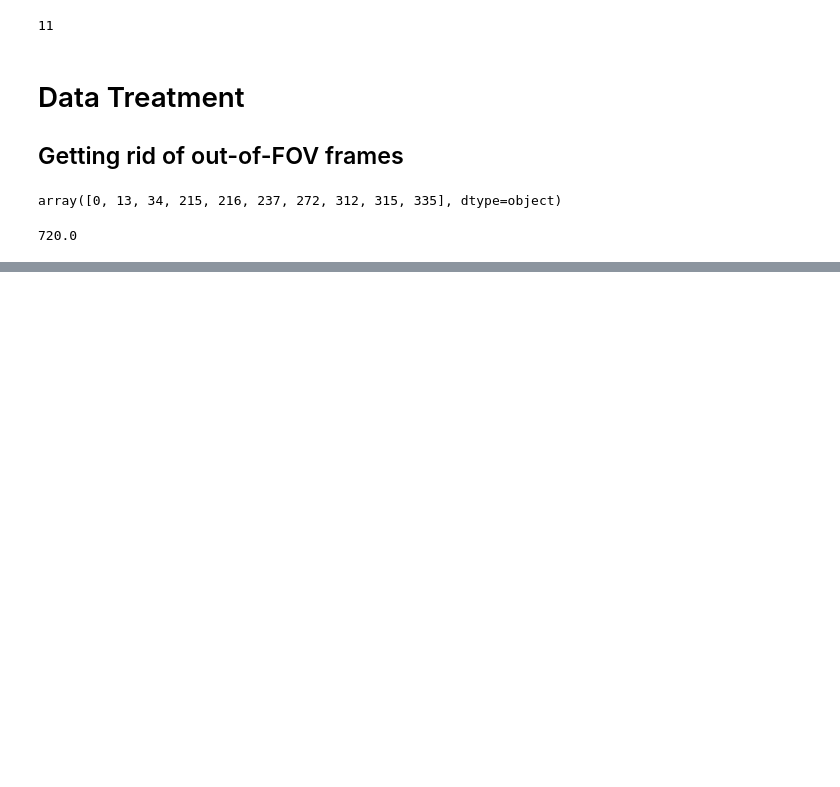
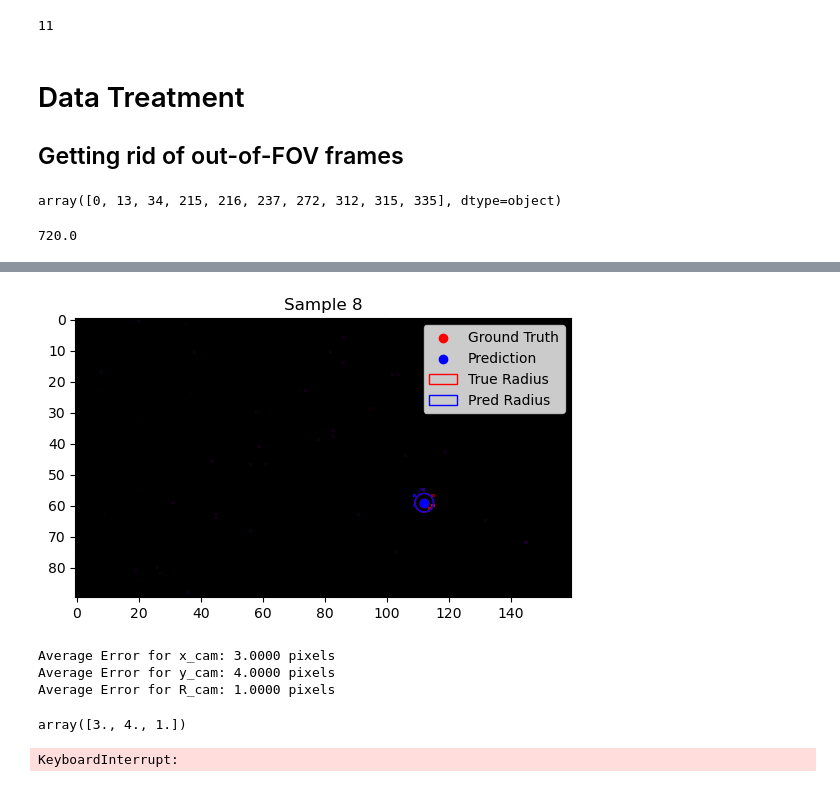
Before and after one commit to MarioRealEn/GoalieSNN, a Jupyter notebook: 3DTracker.ipynb, the cells around one changed output, grey strips where cells are left out. Cells and saved outputs as stored; diff of their text form; code cells hidden in the pictures; blank space fills up the shorter version.

```diff
--- a/3DTracker.ipynb
+++ b/3DTracker.ipynb
@@ -726,0 +922,4 @@ min tensor(0.)
+# %%
+video, label, length = testset.__getitem__(1)
+preds = dt.get_preds_video_classification(model, video, length, trainset.labels, device, num_steps=10)
+gen = dt.image_gen_for_video(video, label, preds)
@@ -726,0 +934,15 @@ min tensor(0.)
+# %%
+dt.show_next_img_w_pred(gen)
+# %% [output]
+[figure, added]
+# %%
+model.evaluate(valid_loader_in, device, num_steps=1, print_results=True, weighted_avg=False)
+# %% [output]
+Average Error for x_cam: 3.0000 pixels
+Average Error for y_cam: 4.0000 pixels
+Average Error for R_cam: 1.0000 pixels
+array([3., 4., 1.])
+# %%
+network.plot_timestep_curve(model, valid_loader_in, device, interval=[1, 10, 1])
+# %% [output]
+KeyboardInterrupt:
```
Also changed, not shown: parts of 40 cells of this notebook, 20 other files.
